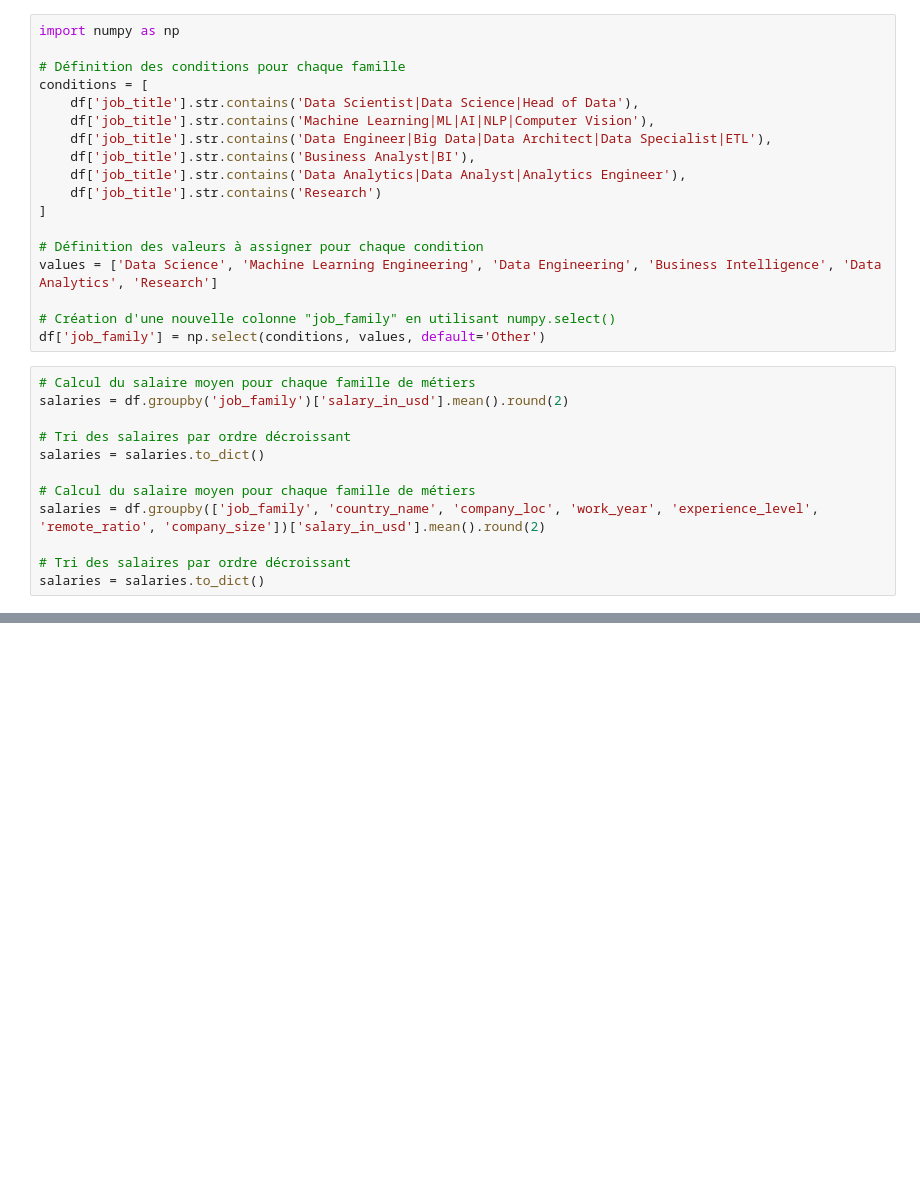
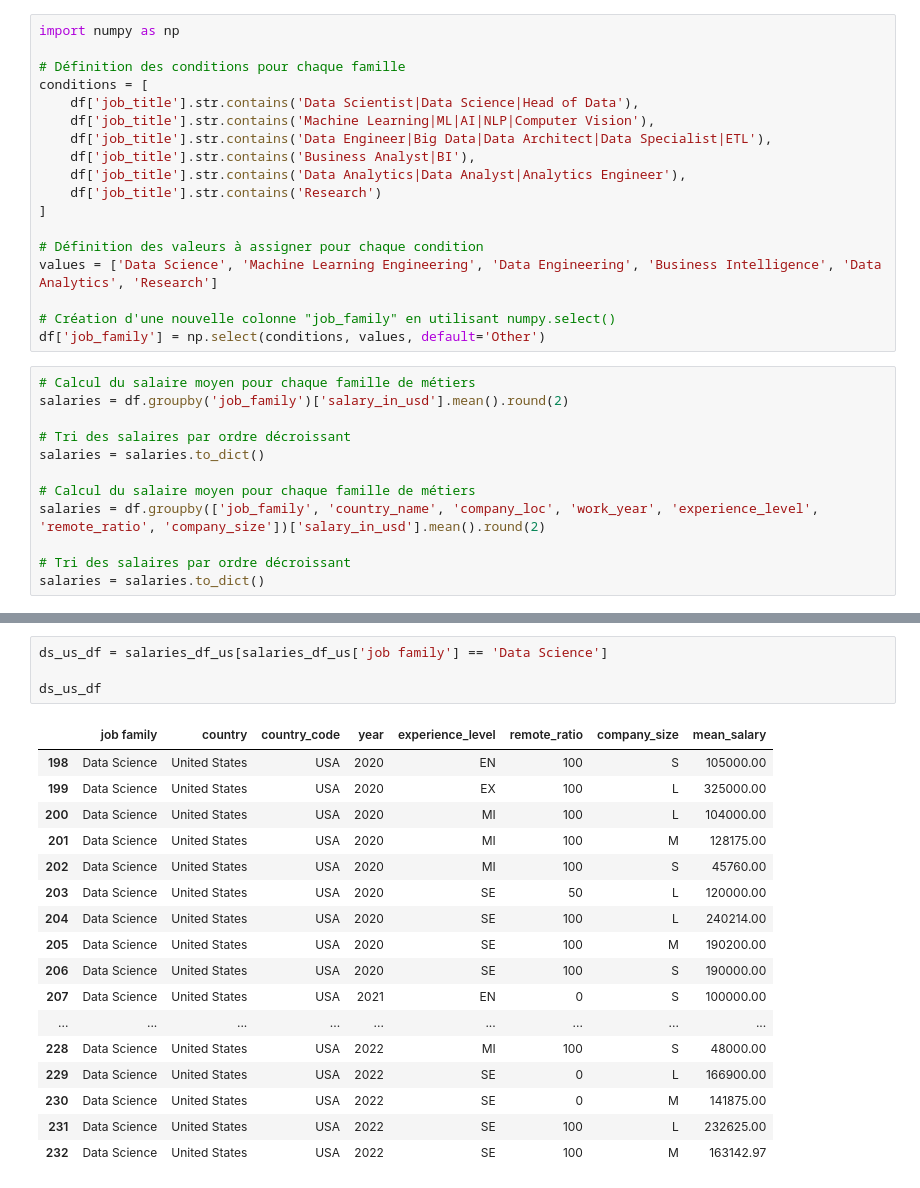
Before and after one commit to JeffDarhyl/Datafield-salaries, a Jupyter notebook: th.ipynb, the cells around one changed output, grey strips where cells are left out. Saved outputs shown, nothing was run; the diff lists cells and outputs as text; blank space fills up the shorter version.

```diff
--- a/th.ipynb
+++ b/th.ipynb
@@ -145,0 +119,22 @@ fig.show()
+# %%
+ds_us_df = salaries_df_us[salaries_df_us['job family'] == 'Data Science']
+
+ds_us_df
+# %% [output]
+|  | job family | country | country_code | year | experience_level | remote_ratio | company_size | mean_salary |
+| 198 | Data Science | United States | USA | 2020 | EN | 100 | S | 105000.00 |
+| 199 | Data Science | United States | USA | 2020 | EX | 100 | L | 325000.00 |
+| 200 | Data Science | United States | USA | 2020 | MI | 100 | L | 104000.00 |
+| 201 | Data Science | United States | USA | 2020 | MI | 100 | M | 128175.00 |
+| 202 | Data Science | United States | USA | 2020 | MI | 100 | S | 45760.00 |
+| 203 | Data Science | United States | USA | 2020 | SE | 50 | L | 120000.00 |
+| 204 | Data Science | United States | USA | 2020 | SE | 100 | L | 240214.00 |
+| 205 | Data Science | United States | USA | 2020 | SE | 100 | M | 190200.00 |
+| 206 | Data Science | United States | USA | 2020 | SE | 100 | S | 190000.00 |
+| 207 | Data Science | United States | USA | 2021 | EN | 0 | S | 100000.00 |
+| ... | ... | ... | ... | ... | ... | ... | ... | ... |
+| 228 | Data Science | United States | USA | 2022 | MI | 100 | S | 48000.00 |
+| 229 | Data Science | United States | USA | 2022 | SE | 0 | L | 166900.00 |
+| 230 | Data Science | United States | USA | 2022 | SE | 0 | M | 141875.00 |
+| 231 | Data Science | United States | USA | 2022 | SE | 100 | L | 232625.00 |
+| 232 | Data Science | United States | USA | 2022 | SE | 100 | M | 163142.97 |
```
Also changed, not shown: parts of 13 cells of this notebook.
